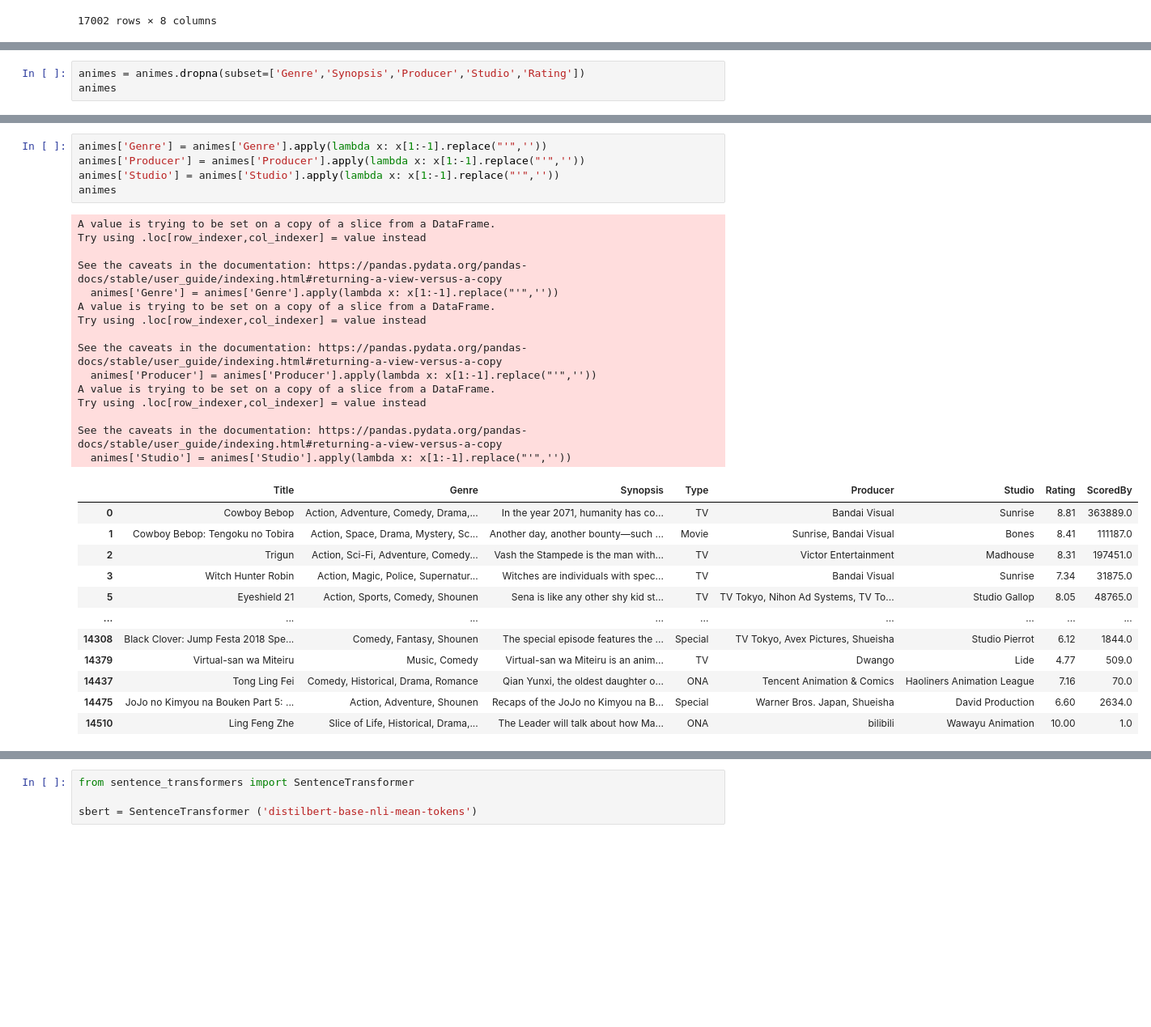
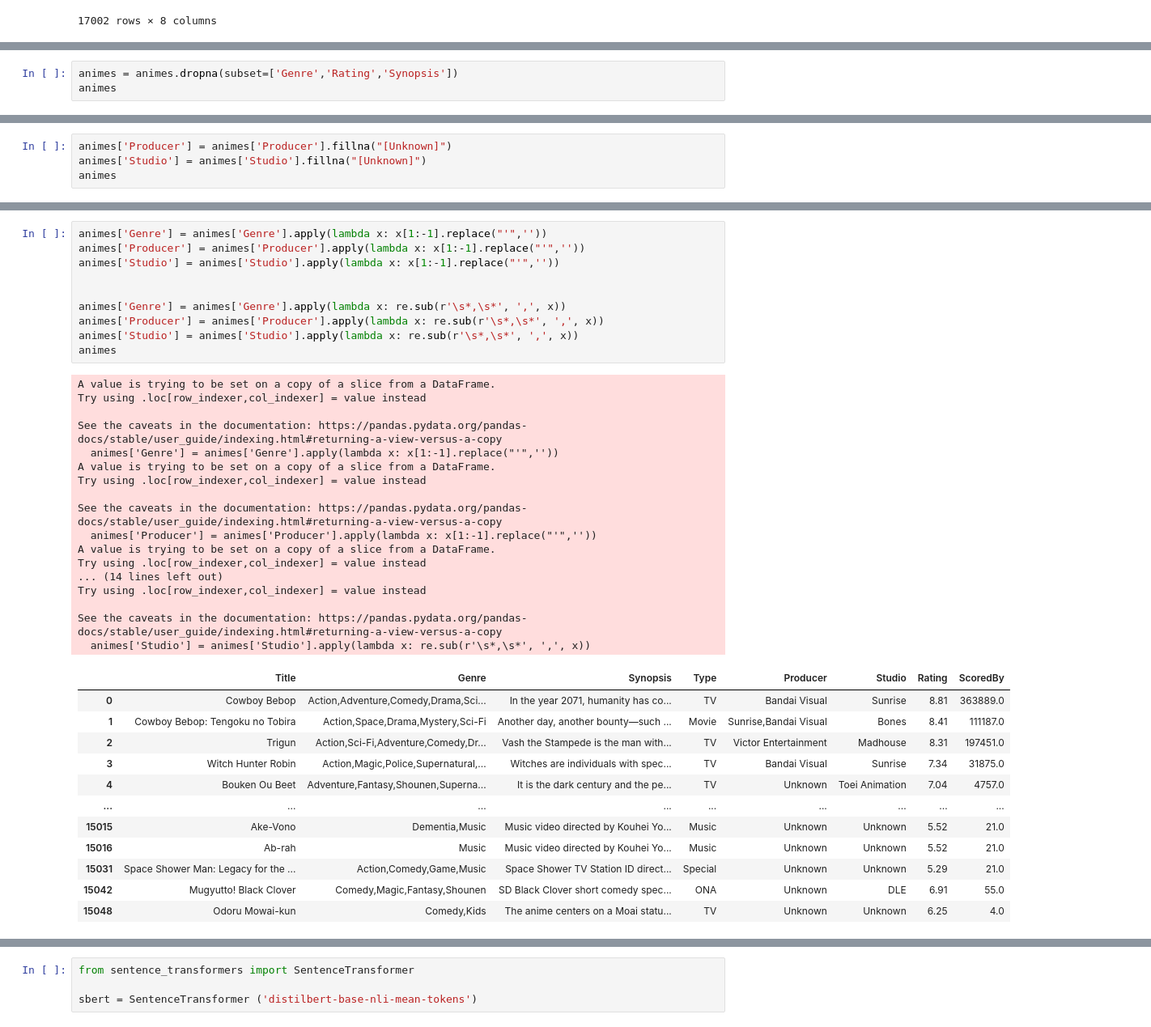
Before and after one commit to Rewich-1/projet_MLOPS_predict_anime, a Jupyter notebook: recherche/modeling.ipynb, the cells around one changed output, grey strips where cells are left out. Shown at 81% size. Drawn from its saved outputs; the diff is of its cells as text; blank space fills up the shorter version.

```diff
--- a/recherche/modeling.ipynb
+++ b/recherche/modeling.ipynb
@@ -39,5 +52,5 @@ animes
 # %%
-animes = animes.dropna(subset=['Genre','Synopsis','Producer','Studio','Rating'])
+animes = animes.dropna(subset=['Genre','Rating','Synopsis'])
 animes
 # %% [output]
 |  | Title | Genre | Synopsis | Type | Producer | Studio | Rating | ScoredBy |
@@ -55,0 +81,4 @@ animes
+# %%
+animes['Producer'] = animes['Producer'].fillna("[Unknown]")
+animes['Studio'] = animes['Studio'].fillna("[Unknown]")
+animes
@@ -56,33 +109,40 @@ animes
 # %%
 animes['Genre'] = animes['Genre'].apply(lambda x: x[1:-1].replace("'",''))
 animes['Producer'] = animes['Producer'].apply(lambda x: x[1:-1].replace("'",''))
 animes['Studio'] = animes['Studio'].apply(lambda x: x[1:-1].replace("'",''))
+
+
+animes['Genre'] = animes['Genre'].apply(lambda x: re.sub(r'\s*,\s*', ',', x))
+animes['Producer'] = animes['Producer'].apply(lambda x: re.sub(r'\s*,\s*', ',', x))
+animes['Studio'] = animes['Studio'].apply(lambda x: re.sub(r'\s*,\s*', ',', x))
 animes
 # %% [output]
 A value is trying to be set on a copy of a slice from a DataFrame.
 Try using .loc[row_indexer,col_indexer] = value instead
 
 See the caveats in the documentation: https://pandas.pydata.org/pandas-docs/stable/user_guide/indexing.html#returning-a-view-versus-a-copy
   animes['Genre'] = animes['Genre'].apply(lambda x: x[1:-1].replace("'",''))
 A value is trying to be set on a copy of a slice from a DataFrame.
 Try using .loc[row_indexer,col_indexer] = value instead
 
 See the caveats in the documentation: https://pandas.pydata.org/pandas-docs/stable/user_guide/indexing.html#returning-a-view-versus-a-copy
   animes['Producer'] = animes['Producer'].apply(lambda x: x[1:-1].replace("'",''))
 A value is trying to be set on a copy of a slice from a DataFrame.
 Try using .loc[row_indexer,col_indexer] = value instead
+... (14 lines left out)
+Try using .loc[row_indexer,col_indexer] = value instead
 
 See the caveats in the documentation: https://pandas.pydata.org/pandas-docs/stable/user_guide/indexing.html#returning-a-view-versus-a-copy
-  animes['Studio'] = animes['Studio'].apply(lambda x: x[1:-1].replace("'",''))
+  animes['Studio'] = animes['Studio'].apply(lambda x: re.sub(r'\s*,\s*', ',', x))
 |  | Title | Genre | Synopsis | Type | Producer | Studio | Rating | ScoredBy |
-| 0 | Cowboy Bebop | Action, Adventure, Comedy, Drama,... | In the year 2071, humanity has co... | TV | Bandai Visual | Sunrise | 8.81 | 363889.0 |
-| 1 | Cowboy Bebop: Tengoku no Tobira | Action, Space, Drama, Mystery, Sc... | Another day, another bounty—such ... | Movie | Sunrise, Bandai Visual | Bones | 8.41 | 111187.0 |
-| 2 | Trigun | Action, Sci-Fi, Adventure, Comedy... | Vash the Stampede is the man with... | TV | Victor Entertainment | Madhouse | 8.31 | 197451.0 |
-| 3 | Witch Hunter Robin | Action, Magic, Police, Supernatur... | Witches are individuals with spec... | TV | Bandai Visual | Sunrise | 7.34 | 31875.0 |
-| 5 | Eyeshield 21 | Action, Sports, Comedy, Shounen | Sena is like any other shy kid st... | TV | TV Tokyo, Nihon Ad Systems, TV To... | Studio Gallop | 8.05 | 48765.0 |
+| 0 | Cowboy Bebop | Action,Adventure,Comedy,Drama,Sci... | In the year 2071, humanity has co... | TV | Bandai Visual | Sunrise | 8.81 | 363889.0 |
+| 1 | Cowboy Bebop: Tengoku no Tobira | Action,Space,Drama,Mystery,Sci-Fi | Another day, another bounty—such ... | Movie | Sunrise,Bandai Visual | Bones | 8.41 | 111187.0 |
+| 2 | Trigun | Action,Sci-Fi,Adventure,Comedy,Dr... | Vash the Stampede is the man with... | TV | Victor Entertainment | Madhouse | 8.31 | 197451.0 |
+| 3 | Witch Hunter Robin | Action,Magic,Police,Supernatural,... | Witches are individuals with spec... | TV | Bandai Visual | Sunrise | 7.34 | 31875.0 |
+| 4 | Bouken Ou Beet | Adventure,Fantasy,Shounen,Superna... | It is the dark century and the pe... | TV | Unknown | Toei Animation | 7.04 | 4757.0 |
 | ... | ... | ... | ... | ... | ... | ... | ... | ... |
-| 14308 | Black Clover: Jump Festa 2018 Spe... | Comedy, Fantasy, Shounen | The special episode features the ... | Special | TV Tokyo, Avex Pictures, Shueisha | Studio Pierrot | 6.12 | 1844.0 |
-| 14379 | Virtual-san wa Miteiru | Music, Comedy | Virtual-san wa Miteiru is an anim... | TV | Dwango | Lide | 4.77 | 509.0 |
-| 14437 | Tong Ling Fei | Comedy, Historical, Drama, Romance | Qian Yunxi, the oldest daughter o... | ONA | Tencent Animation & Comics | Haoliners Animation League | 7.16 | 70.0 |
-| 14475 | JoJo no Kimyou na Bouken Part 5: ... | Action, Adventure, Shounen | Recaps of the JoJo no Kimyou na B... | Special | Warner Bros. Japan, Shueisha | David Production | 6.60 | 2634.0 |
-| 14510 | Ling Feng Zhe | Slice of Life, Historical, Drama,... | The Leader will talk about how Ma... | ONA | bilibili | Wawayu Animation | 10.00 | 1.0 |
+| 15015 | Ake-Vono | Dementia,Music | Music video directed by Kouhei Yo... | Music | Unknown | Unknown | 5.52 | 21.0 |
+| 15016 | Ab-rah | Music | Music video directed by Kouhei Yo... | Music | Unknown | Unknown | 5.52 | 21.0 |
+| 15031 | Space Shower Man: Legacy for the ... | Action,Comedy,Game,Music | Space Shower TV Station ID direct... | Special | Unknown | Unknown | 5.29 | 21.0 |
+| 15042 | Mugyutto! Black Clover | Comedy,Magic,Fantasy,Shounen | SD Black Clover short comedy spec... | ONA | Unknown | DLE | 6.91 | 55.0 |
+| 15048 | Odoru Mowai-kun | Comedy,Kids | The anime centers on a Moai statu... | TV | Unknown | Unknown | 6.25 | 4.0 |
```
Also changed, not shown: parts of 25 cells of this notebook, 9 other files.
